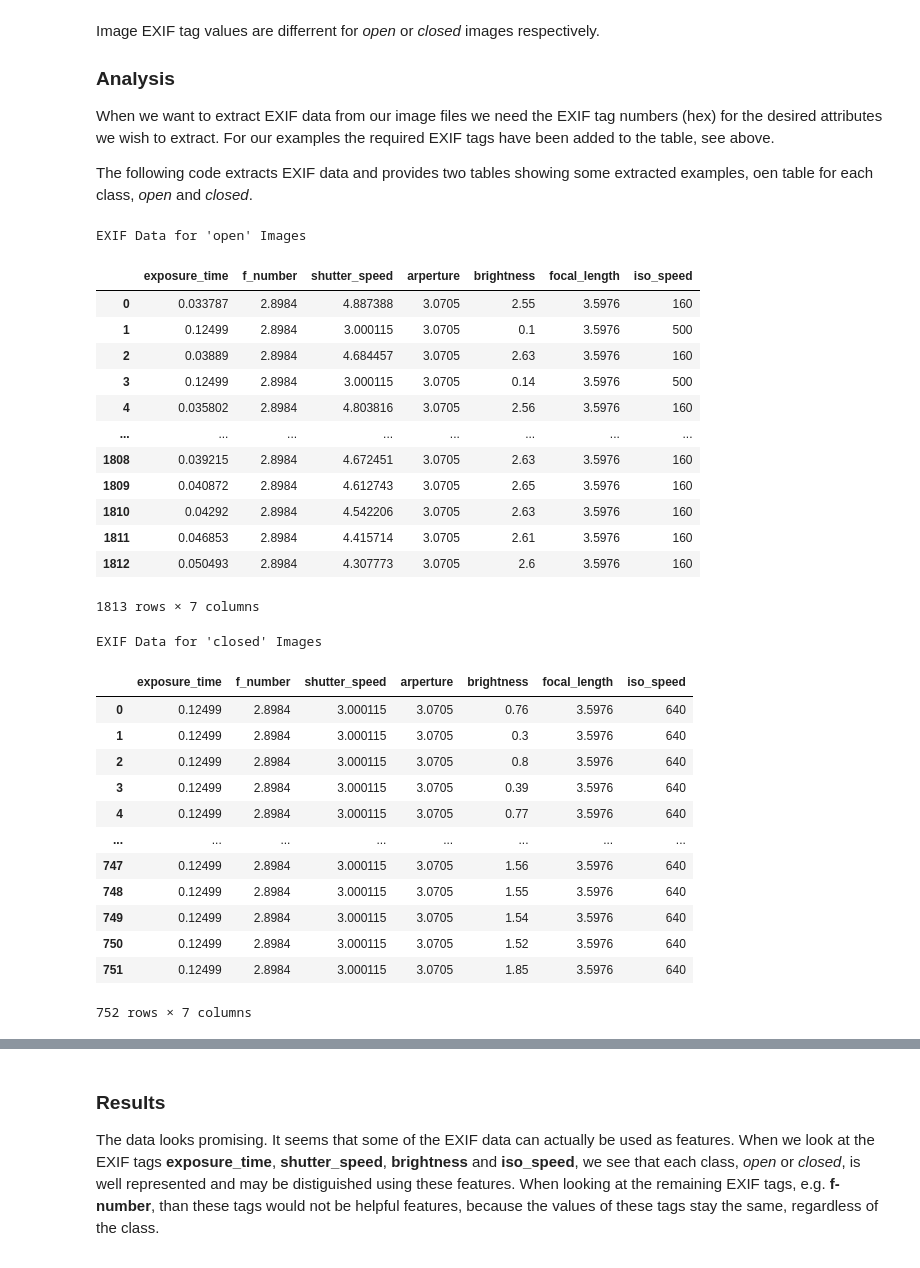
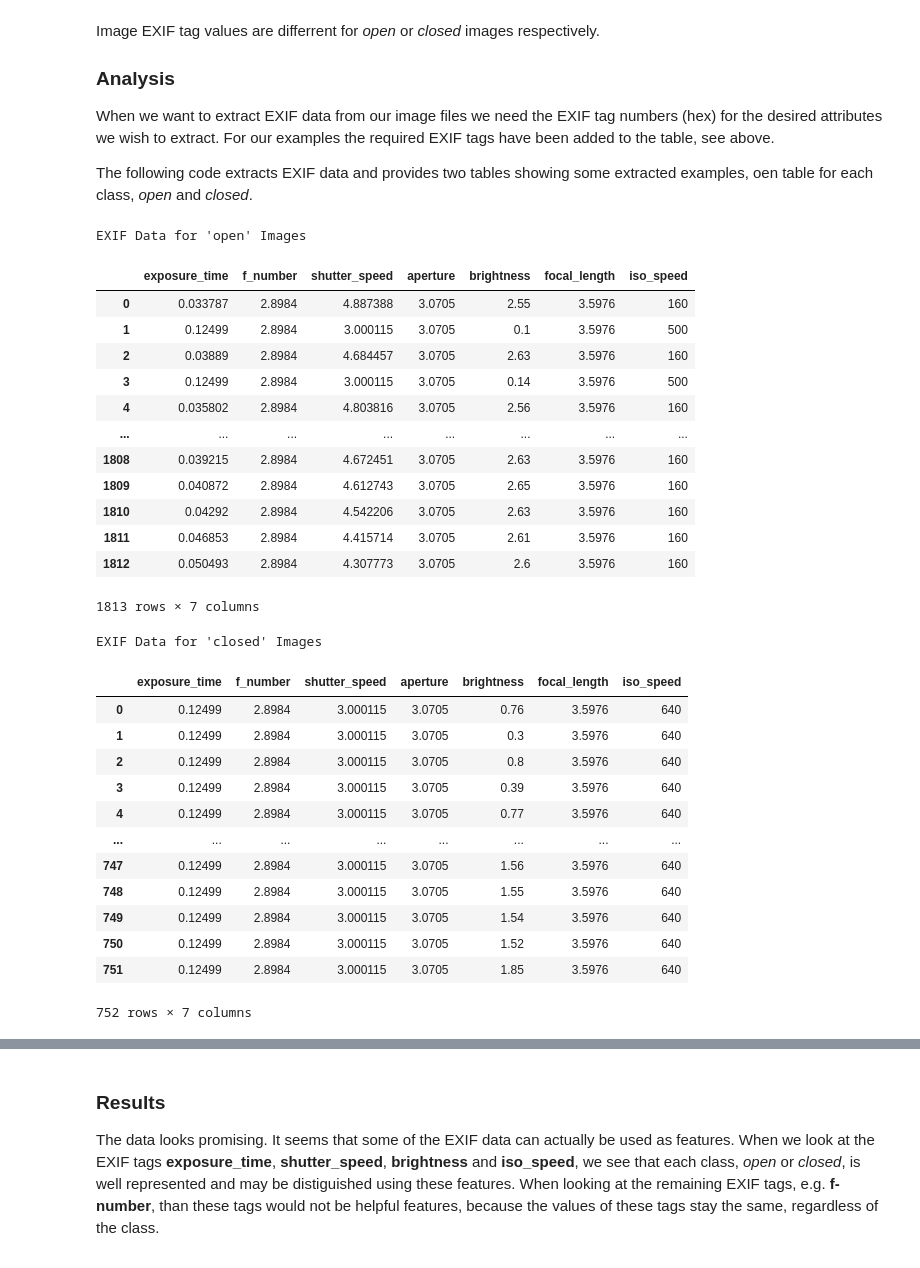
Before and after one commit to monz/garden-time-lapse, a Jupyter notebook: notebooks/1.0-exploratory-data-analysis.ipynb, the cells around one changed output, grey strips where cells are left out. Drawn from its saved outputs; the diff is of its cells as text; code cells hidden in the pictures.

```diff
--- a/notebooks/1.0-exploratory-data-analysis.ipynb
+++ b/notebooks/1.0-exploratory-data-analysis.ipynb
@@ -343,46 +343,29 @@ When we want to extract EXIF data from our image files we need the EXIF tag numb
 The following code extracts EXIF data and provides two tables showing some extracted examples, oen table for each class, *open* and *closed*.
 # %%
 import os
-import pandas as pd
-import numpy as np
-from PIL import Image, ExifTags
+from src.features import build_features
 
 IMG_DIR = "../data/interim"
 
-def get_exif_data(filepath):
-    img = Image.open(filepath)
-    img_exif = img.getexif()
+exif_tags = {
+    'exposure_time': 0x829a,
+    'f_number': 0x829d,
+    'shutter_speed': 0x9201,
+    'aperture': 0x9202,
+    'brightness': 0x9203,
+    'focal_length': 0x920a,
+    'iso_speed': 0x8827
+}
 
-    if img_exif is None:
-        return
-    else:
-        exif_data = {
-            'exposure_time': img_exif.get(0x829a),
-            'f_number': img_exif.get(0x829d),
-            'shutter_speed': img_exif.get(0x9201),
-            'arperture': img_exif.get(0x9202),
-            'brightness': img_exif.get(0x9203),
-            'focal_length': img_exif.get(0x920a),
-            'iso_speed': img_exif.get(0x8827)
-        }
-        return exif_data
-
-def get_exif_data_frame(path):
-    exifs = np.empty(0)
-    for dirpath, dirnames, filenames in os.walk(path):
-        for file in filenames:
-            exifs = np.append(exifs, get_exif_data(os.path.sep.join((dirpath, file))))
-    return pd.DataFrame.from_dict(data = exifs.tolist())
-
-open_exif_data = get_exif_data_frame(os.path.sep.join((IMG_DIR, "open")))
+open_exif_data = build_features.get_exif_data(os.path.sep.join((IMG_DIR, "open")), exif_tags)
 print("EXIF Data for 'open' Images")
 display(open_exif_data)
-closed_exif_data = get_exif_data_frame(os.path.sep.join((IMG_DIR, "closed")))
+closed_exif_data = build_features.get_exif_data(os.path.sep.join((IMG_DIR, "closed")), exif_tags)
 print("EXIF Data for 'closed' Images")
 display(closed_exif_data)
 # %% [output]
 EXIF Data for 'open' Images
-|  | exposure_time | f_number | shutter_speed | arperture | brightness | focal_length | iso_speed |
+|  | exposure_time | f_number | shutter_speed | aperture | brightness | focal_length | iso_speed |
 | 0 | 0.033787 | 2.8984 | 4.887388 | 3.0705 | 2.55 | 3.5976 | 160 |
 | 1 | 0.12499 | 2.8984 | 3.000115 | 3.0705 | 0.1 | 3.5976 | 500 |
 | 2 | 0.03889 | 2.8984 | 4.684457 | 3.0705 | 2.63 | 3.5976 | 160 |
@@ -396,7 +379,7 @@ EXIF Data for 'open' Images
 | 1812 | 0.050493 | 2.8984 | 4.307773 | 3.0705 | 2.6 | 3.5976 | 160 |
 1813 rows × 7 columns
 EXIF Data for 'closed' Images
-|  | exposure_time | f_number | shutter_speed | arperture | brightness | focal_length | iso_speed |
+|  | exposure_time | f_number | shutter_speed | aperture | brightness | focal_length | iso_speed |
 | 0 | 0.12499 | 2.8984 | 3.000115 | 3.0705 | 0.76 | 3.5976 | 640 |
 | 1 | 0.12499 | 2.8984 | 3.000115 | 3.0705 | 0.3 | 3.5976 | 640 |
 | 2 | 0.12499 | 2.8984 | 3.000115 | 3.0705 | 0.8 | 3.5976 | 640 |
```
Also changed, not shown: parts of 1 cell of this notebook, 2 other files.
